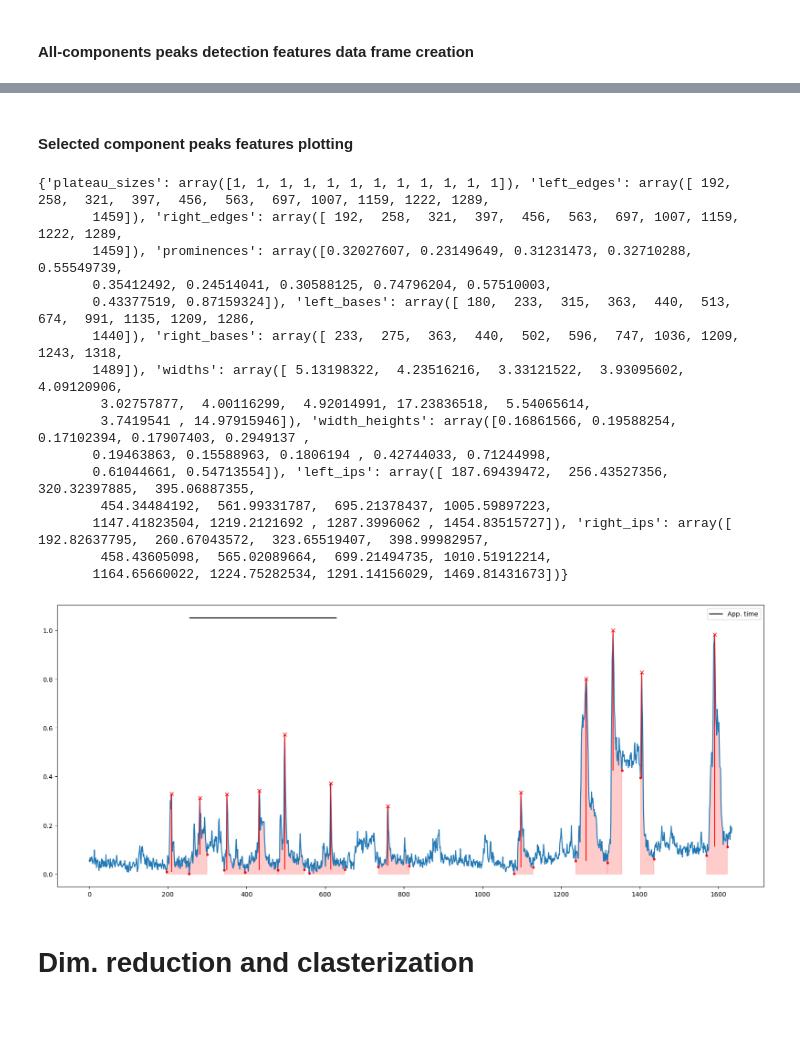
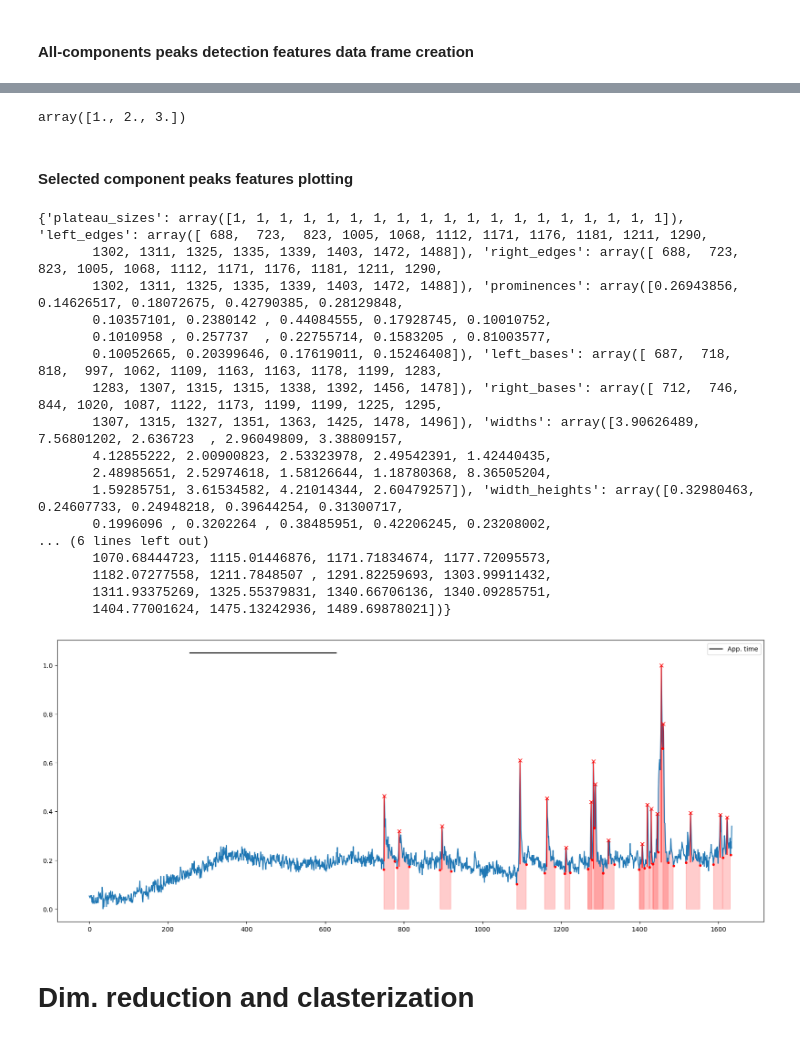
Before and after one commit to wisstock/microca, a Jupyter notebook: demo_stat.ipynb, the cells around one changed output, grey strips where cells are left out. Saved outputs shown, nothing was run; the diff lists cells and outputs as text; code cells hidden in the pictures.

```diff
--- a/demo_stat.ipynb
+++ b/demo_stat.ipynb
@@ -230,7 +256,13 @@ print(pf_df.head())
+# %%
+a = np.asarray([3,5,7])
+
+(a-1) / 2
+# %% [output]
+array([1., 2., 3.])
 # %% [markdown]
 #### Selected component peaks features plotting
 # %%
-one_comp_profile = norm_profiles[6]
+one_comp_profile = norm_profiles[0]
 
 comp_profile = one_comp_profile[1]#[300:800]
 time_line_demo = time_line#[300:800]
@@ -240,55 +272,57 @@ peaks, properties = signal.find_peaks(comp_profile,
                                       height=None,
                                       threshold=None,
                                       distance=min_distance_frames,
-                                      wlen=100,
-                                      prominence=0.15,
+                                      wlen=50,
+                                      prominence=0.1,
                                       rel_height=0.5,
                                       width=width_frames,
                                       plateau_size=plat_frames)
 prom = properties['prominences']
 print(properties)
 
 # plotting
 prom_h = comp_profile[peaks] - prom
 width_w = np.sort(np.asarray([*properties['left_bases'], *properties['right_bases']], dtype=int))
 width_pairs =  np.asarray(list(zip(properties['left_bases'], properties['right_bases'])), dtype=int)
 
 app_y = [np.max(comp_profile)+np.max(comp_profile)*0.05] * len(app_line)
 
 plt.figure(figsize=(20, 8))
 plt.plot(time_line_demo, comp_profile)
 plt.plot(time_line_demo[peaks], comp_profile[peaks], 'x', color='red')
 plt.plot(time_line_demo[width_w], comp_profile[width_w], '.', color='red')
 plt.plot(app_line, app_y, label='App. time', color='k')
 plt.vlines(x=time_line_demo[peaks], ymin=prom_h, ymax=comp_profile[peaks], color='red')
 
 for peak_width in width_pairs:
     plt.fill_between(
             x= time_line_demo[peak_width[0]:peak_width[1]],
             y1= comp_profile[peak_width[0]:peak_width[1]],
             color= "red",
             alpha= 0.2)
 
 
 plt.legend()
 plt.show()
 # %% [output]
-{'plateau_sizes': array([1, 1, 1, 1, 1, 1, 1, 1, 1, 1, 1, 1]), 'left_edges': array([ 192,  258,  321,  397,  456,  563,  697, 1007, 1159, 1222, 1289,
-       1459]), 'right_edges': array([ 192,  258,  321,  397,  456,  563,  697, 1007, 1159, 1222, 1289,
-       1459]), 'prominences': array([0.32027607, 0.23149649, 0.31231473, 0.32710288, 0.55549739,
-       0.35412492, 0.24514041, 0.30588125, 0.74796204, 0.57510003,
-       0.43377519, 0.87159324]), 'left_bases': array([ 180,  233,  315,  363,  440,  513,  674,  991, 1135, 1209, 1286,
-       1440]), 'right_bases': array([ 233,  275,  363,  440,  502,  596,  747, 1036, 1209, 1243, 1318,
-       1489]), 'widths': array([ 5.13198322,  4.23516216,  3.33121522,  3.93095602,  4.09120906,
-        3.02757877,  4.00116299,  4.92014991, 17.23836518,  5.54065614,
-        3.7419541 , 14.97915946]), 'width_heights': array([0.16861566, 0.19588254, 0.17102394, 0.17907403, 0.2949137 ,
-       0.19463863, 0.15588963, 0.1806194 , 0.42744033, 0.71244998,
-       0.61044661, 0.54713554]), 'left_ips': array([ 187.69439472,  256.43527356,  320.32397885,  395.06887355,
-        454.34484192,  561.99331787,  695.21378437, 1005.59897223,
-       1147.41823504, 1219.2121692 , 1287.3996062 , 1454.83515727]), 'right_ips': array([ 192.82637795,  260.67043572,  323.65519407,  398.99982957,
-        458.43605098,  565.02089664,  699.21494735, 1010.51912214,
-       1164.65660022, 1224.75282534, 1291.14156029, 1469.81431673])}
+{'plateau_sizes': array([1, 1, 1, 1, 1, 1, 1, 1, 1, 1, 1, 1, 1, 1, 1, 1, 1, 1, 1]), 'left_edges': array([ 688,  723,  823, 1005, 1068, 1112, 1171, 1176, 1181, 1211, 1290,
+       1302, 1311, 1325, 1335, 1339, 1403, 1472, 1488]), 'right_edges': array([ 688,  723,  823, 1005, 1068, 1112, 1171, 1176, 1181, 1211, 1290,
+       1302, 1311, 1325, 1335, 1339, 1403, 1472, 1488]), 'prominences': array([0.26943856, 0.14626517, 0.18072675, 0.42790385, 0.28129848,
+       0.10357101, 0.2380142 , 0.44084555, 0.17928745, 0.10010752,
+       0.1010958 , 0.257737  , 0.22755714, 0.1583205 , 0.81003577,
+       0.10052665, 0.20399646, 0.17619011, 0.15246408]), 'left_bases': array([ 687,  718,  818,  997, 1062, 1109, 1163, 1163, 1178, 1199, 1283,
+       1283, 1307, 1315, 1315, 1338, 1392, 1456, 1478]), 'right_bases': array([ 712,  746,  844, 1020, 1087, 1122, 1173, 1199, 1199, 1225, 1295,
+       1307, 1315, 1327, 1351, 1363, 1425, 1478, 1496]), 'widths': array([3.90626489, 7.56801202, 2.636723  , 2.96049809, 3.38809157,
+       4.12855222, 2.00900823, 2.53323978, 2.49542391, 1.42440435,
+       2.48985651, 2.52974618, 1.58126644, 1.18780368, 8.36505204,
+       1.59285751, 3.61534582, 4.21014344, 2.60479257]), 'width_heights': array([0.32980463, 0.24607733, 0.24948218, 0.39644254, 0.31300717,
+       0.1996096 , 0.3202264 , 0.38485951, 0.42206245, 0.23208002,
+... (6 lines left out)
+       1070.68444723, 1115.01446876, 1171.71834674, 1177.72095573,
+       1182.07277558, 1211.7848507 , 1291.82259693, 1303.99911432,
+       1311.93375269, 1325.55379831, 1340.66706136, 1340.09285751,
+       1404.77001624, 1475.13242936, 1489.69878021])}
-[figure, old version]
+[figure, new version]
 # %% [markdown]
 # Dim. reduction and clasterization
 # %% [markdown]
```
Also changed, not shown: parts of 10 cells of this notebook.
